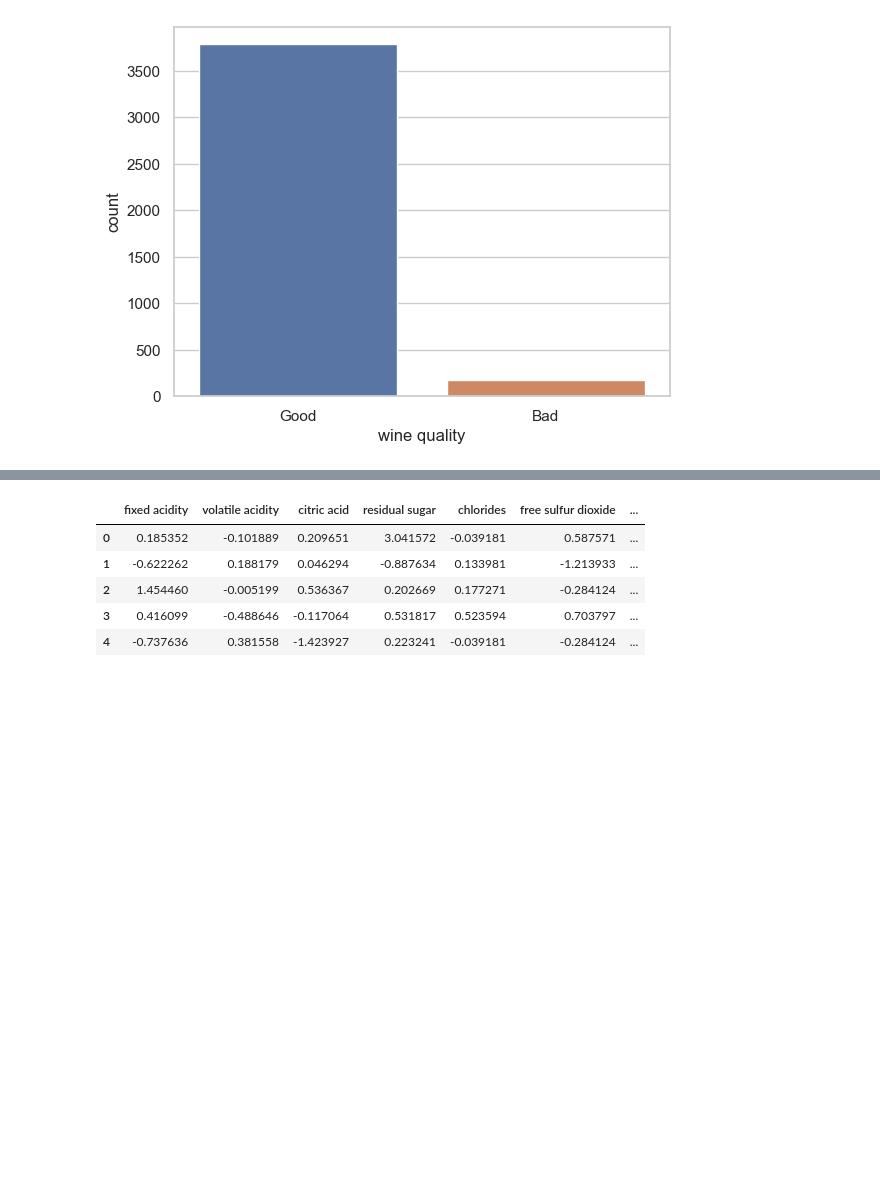
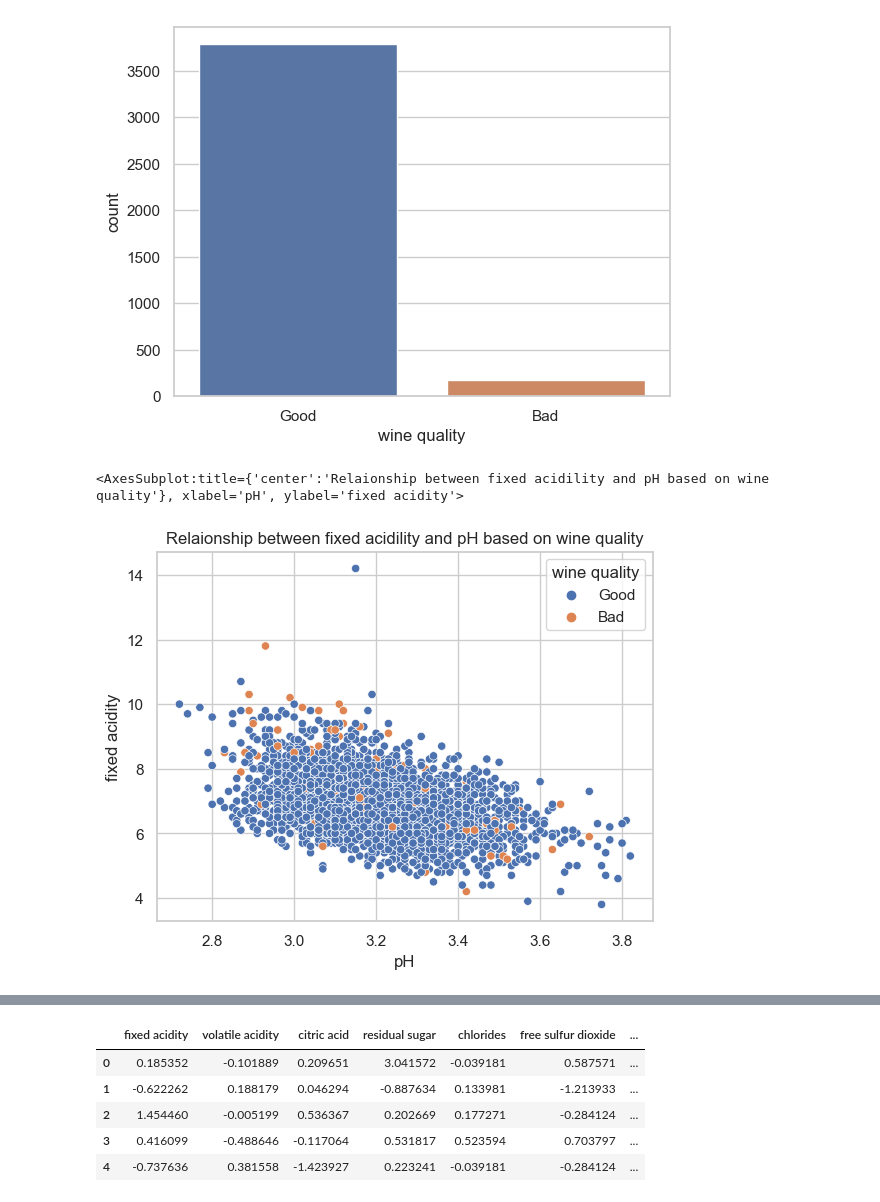
Before and after one commit to The-DigitalAcademy/Machine_learning, a Jupyter notebook: whitewine.ipynb, the cells around one changed output, grey strips where cells are left out. Saved outputs shown, nothing was run; the diff lists cells and outputs as text; code cells hidden in the pictures; blank space fills up the shorter version.

```diff
--- a/whitewine.ipynb
+++ b/whitewine.ipynb
@@ -191,3 +183,9 @@ sns.countplot(my_wine['wine quality'])
 plt.show()
 # %% [output]
 [figure]
+# %%
+plt.title('Relaionship between fixed acidility and pH based on wine quality')
+sns.scatterplot(data=my_wine, x="pH", y="fixed acidity", hue="wine quality")
+# %% [output]
+<AxesSubplot:title={'center':'Relaionship between fixed acidility and pH based on wine quality'}, xlabel='pH', ylabel='fixed acidity'>
+[figure, added]
```
Also changed, not shown: parts of 44 cells of this notebook.
